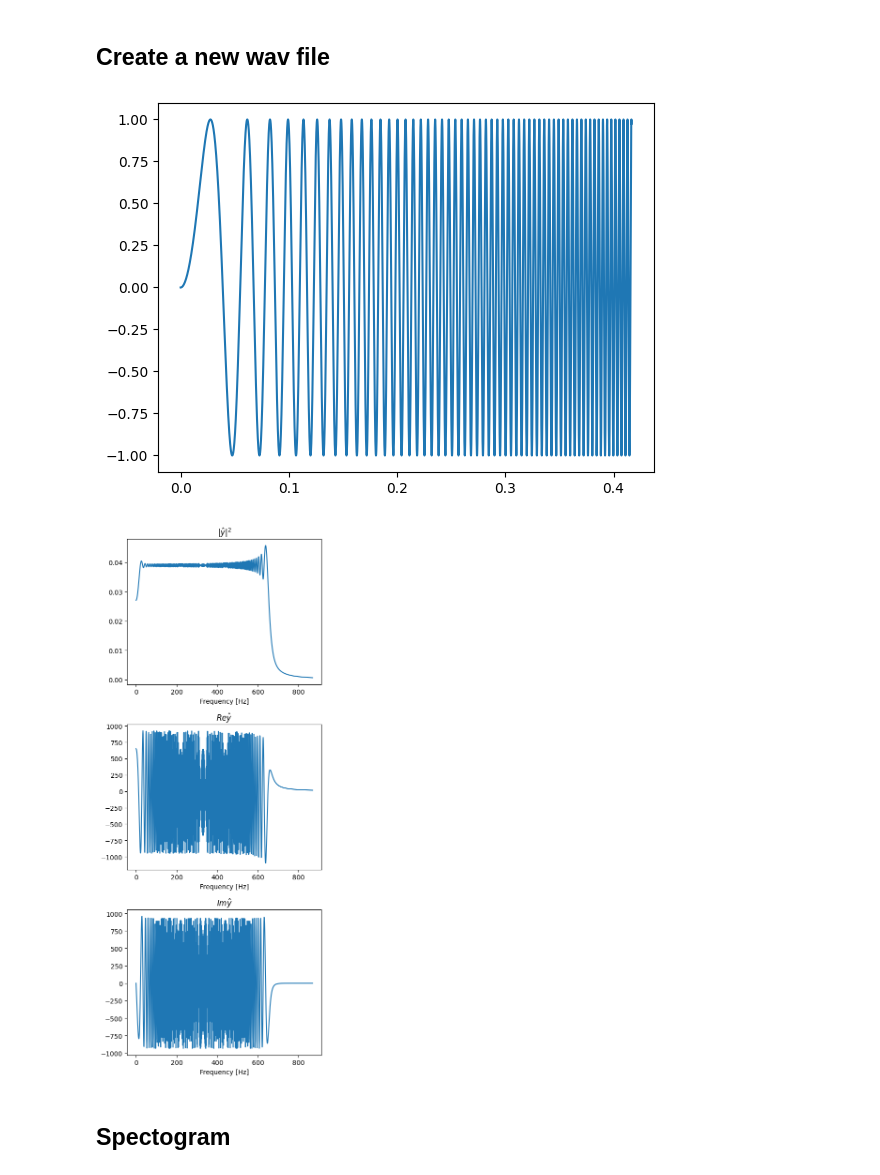
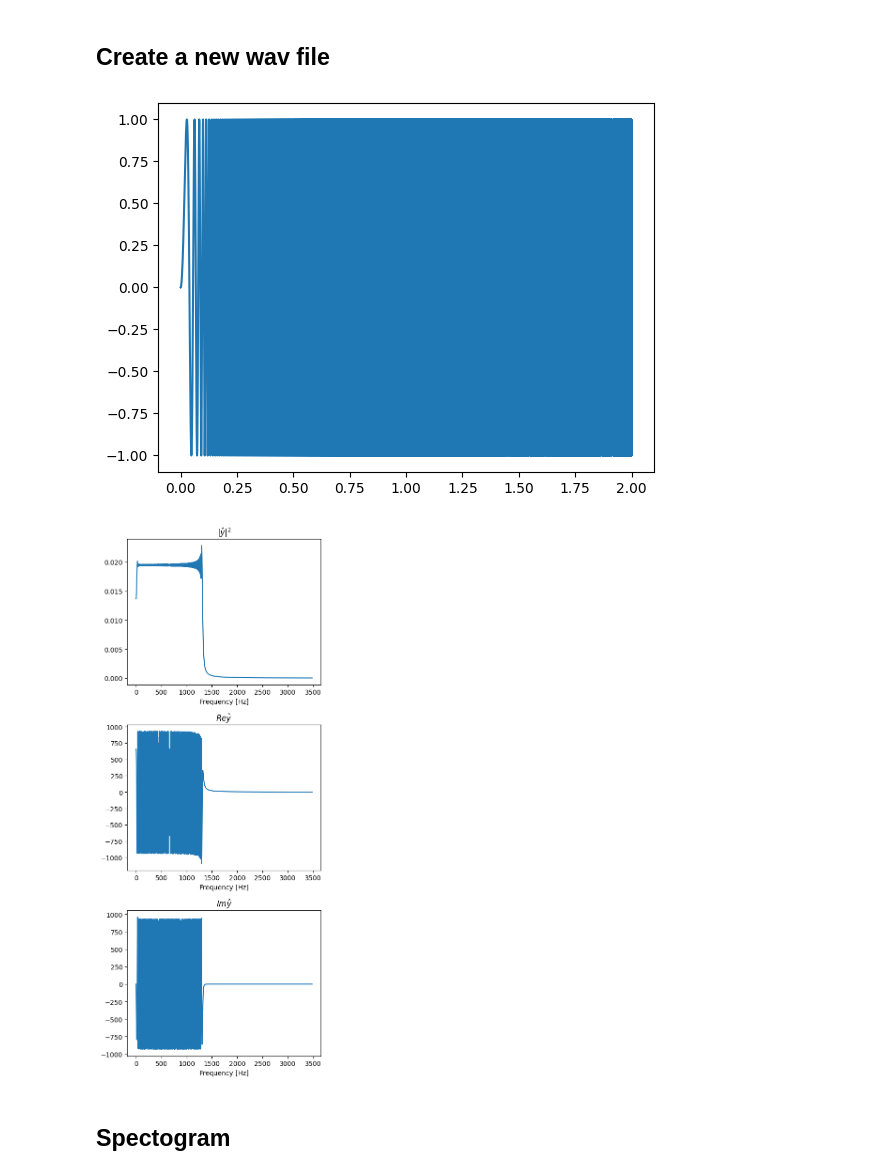
Before and after one commit to andresroliveira/FourierAnalysis, a Jupyter notebook: notebook.ipynb, the cells around one changed output. Cells and saved outputs as stored; diff of their text form; code cells hidden in the pictures.

```diff
--- a/notebook.ipynb
+++ b/notebook.ipynb
@@ -115,16 +121,16 @@ plt.show()
 # %% [markdown]
 ## Create a new wav file
 # %%
-tt = np.arange(start=0.0, stop=1.0, step=1 / samplerate)
+tt = np.arange(start=0.0, stop=2.0, step=1 / samplerate)
 # %%
 w = 2 * np.pi * 330
 y = np.sin(w * tt**2)
 # %%
 l = 20000
-plt.plot(tt[:l], y[:l])
+plt.plot(tt[:], y[:])
 plt.show()
 # %% [output]
-[figure, old version]
+[figure, new version]
 # %%
 wavfile.write(filename='sound.wav', rate=samplerate, data=y)
 # %%
@@ -133,6 +140,6 @@ freq_y = np.fft.fftfreq(len(tt), d=tt[1] - tt[0])
 y_hat_abs = 2 * np.abs(y_hat) / len(tt)
 # %%
-k = 1 << 6
+k = 1 << 3
 
 fig, ax = plt.subplots(3, 1, figsize=(5, 12))
 
@@ -151,7 +158,7 @@ ax[2].set_title(r"$Im \hat{y}$")
 fig.tight_layout()
 plt.show()
 # %% [output]
-[figure, old version]
+[figure, new version]
 # %% [markdown]
 ## Spectogram
 # %%
```
Also changed, not shown: parts of 7 cells of this notebook, 2 other files.
